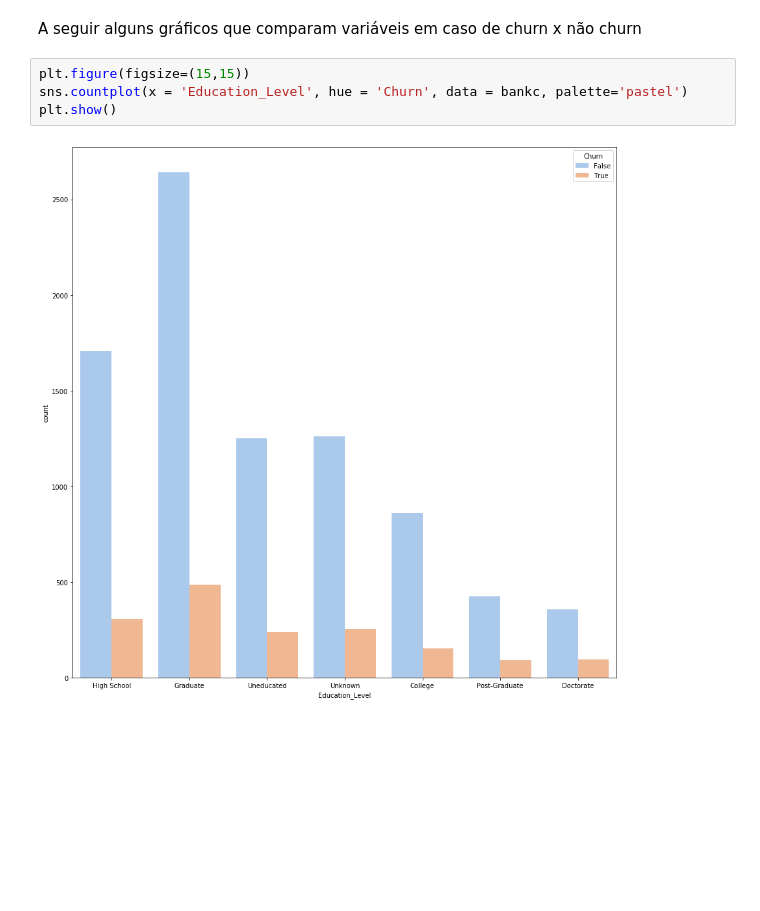
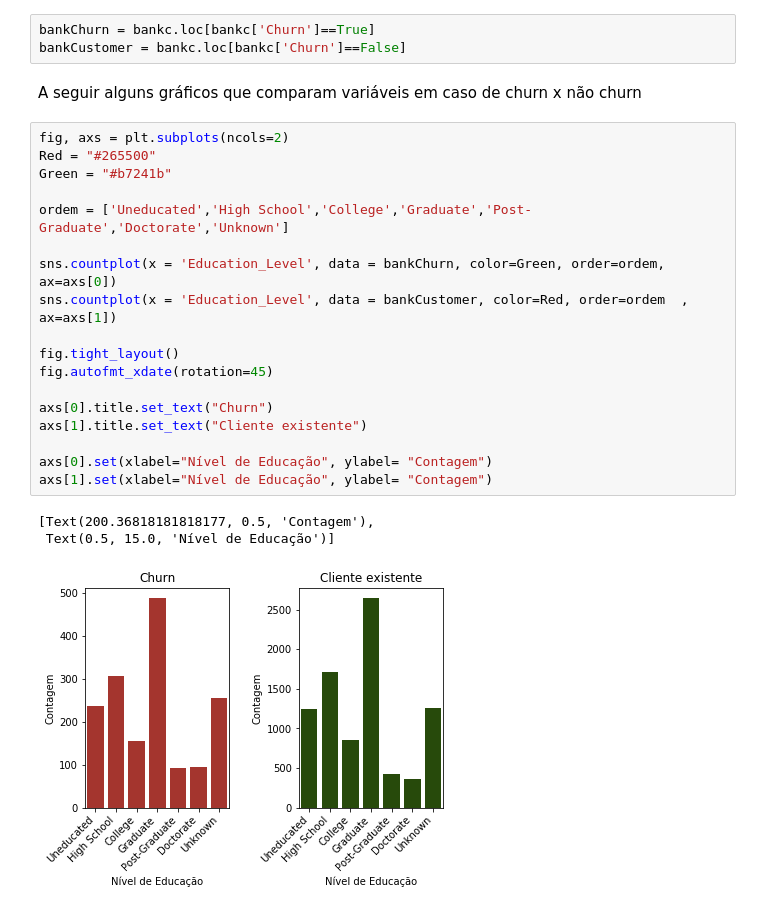
Before and after one commit to gabrielpastori/exploratoryAnalysis, a Jupyter notebook: eda.ipynb, the cells around one changed output. Cells and saved outputs as stored; diff of their text form; blank space fills up the shorter version.

Commit message:
Add Churn plots

```diff
--- a/eda.ipynb
+++ b/eda.ipynb
@@ -43,8 +45,27 @@ Name: Churn, dtype: int64
+# %%
+bankChurn = bankc.loc[bankc['Churn']==True]
+bankCustomer = bankc.loc[bankc['Churn']==False]
 # %% [markdown]
 A seguir alguns gráficos que comparam variáveis em caso de churn x não churn
-# %%
-plt.figure(figsize=(15,15))
-sns.countplot(x = 'Education_Level', hue = 'Churn', data = bankc, palette='pastel')
-plt.show()
-# %% [output]
-[figure, removed]
+# %%
+fig, axs = plt.subplots(ncols=2)
+Red = "#265500"
+Green = "#b7241b"
+
+ordem = ['Uneducated','High School','College','Graduate','Post-Graduate','Doctorate','Unknown']
+
+sns.countplot(x = 'Education_Level', data = bankChurn, color=Green, order=ordem, ax=axs[0])
+sns.countplot(x = 'Education_Level', data = bankCustomer, color=Red, order=ordem  , ax=axs[1])
+
+fig.tight_layout()
+fig.autofmt_xdate(rotation=45)
+
+axs[0].title.set_text("Churn")
+axs[1].title.set_text("Cliente existente")
+
+axs[0].set(xlabel="Nível de Educação", ylabel= "Contagem")
+axs[1].set(xlabel="Nível de Educação", ylabel= "Contagem")
+# %% [output]
+[Text(200.36818181818177, 0.5, 'Contagem'),
+ Text(0.5, 15.0, 'Nível de Educação')]
+[figure, added]
```
Also changed, not shown: parts of 8 cells of this notebook.
